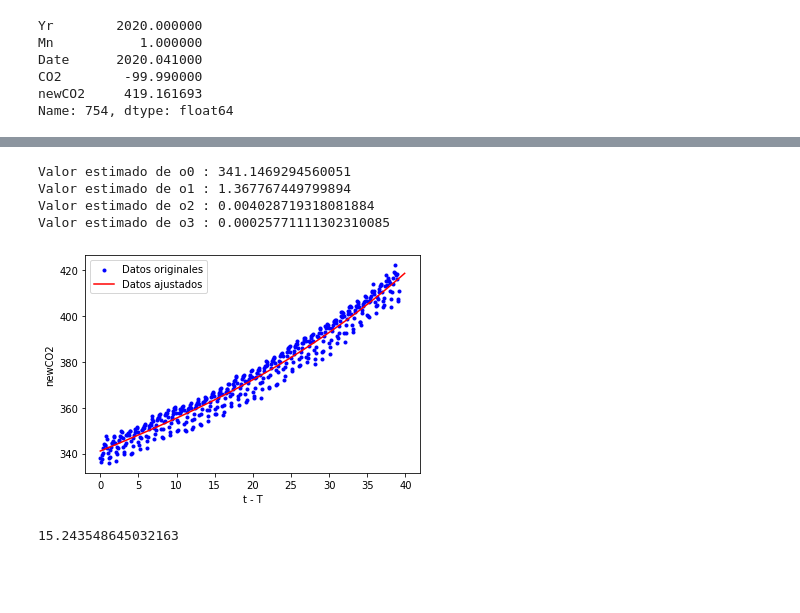
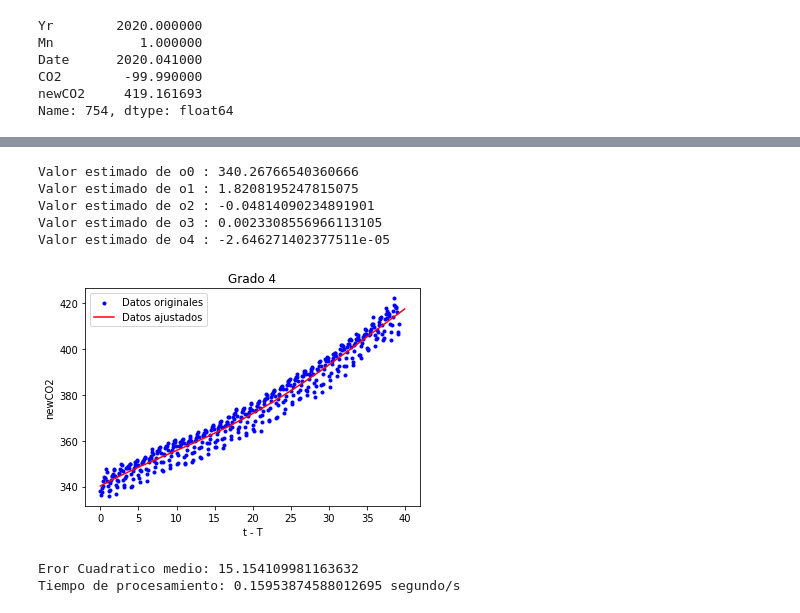
Before and after one commit to rlg23/Grupo2, a Jupyter notebook: TareaGrupo2_JC.ipynb, the cells around one changed output, grey strips where cells are left out. Saved outputs shown, nothing was run; the diff lists cells and outputs as text; code cells hidden in the pictures; blank space fills up the shorter version.

```diff
--- a/TareaGrupo2_JC.ipynb
+++ b/TareaGrupo2_JC.ipynb
@@ -379,46 +456,58 @@ Valor estimado de o2 : 0.01917092052833566
 # %%
-#Para n=3
-def function(x,o0,o1,o2,o3):
-   return o0+(x*o1)+(o2*x**2)+(o3*x**3)
+#Para n=4
+#Se toma la hora de iniciciacion del programa
+start=time.time()
 
+#se ingresa la funcion
+def function(x,o0,o1,o2,o3,o4):
+    return o0+(x*o1)+(o2*x**2)+(o3*x**3)+(o4*x**4)
+
+#Se reescriben los datos necesarios como un array
 x=data_f['t-T']
 x=np.array(x)
 y=data_f['newCO2']
 y=np.array(y)
 
-#x = data_f.Polinomial
-#y = data_f.newCO2
+#Optimizacion de la funcion y valors tetha
+popt,cov=scipy.optimize.curve_fit(function, x, y)
+o0,o1,o2,o3,o4= popt
 
-popt,cov=scipy.optimize.curve_fit(function, x, y)
-o0,o1,o2,o3= popt
+#Minimo
+x_new_value = np.arange(min(x), 40,0.08495)
+y_new_value = function(x_new_value, o0,o1,o2,o3,o4)
 
-x_new_value = np.arange(min(x), 40, 0.1)
-y_new_value = function(x_new_value, o0,o1,o2,o3)
-
+#Ploteo
 plt.scatter(x,y,color="blue",label='Datos originales',marker='.')
 plt.legend(loc='upper left')
 plt.plot(x_new_value,y_new_value,color="red",label='Datos ajustados')
 plt.legend(loc='upper left')
 plt.xlabel('t - T')
 plt.ylabel('newCO2')
 print("Valor estimado de o0 : "+ str(o0))
 print("Valor estimado de o1 : " + str(o1))
 print("Valor estimado de o2 : "+ str(o2))
 print("Valor estimado de o3 : " + str(o3))
+print("Valor estimado de o4 : " + str(o4))
+plt.title("Grado 4")
 plt.show()
 
 #Error Cuadratico medio
-f=o0+(x*o1)+(o2*x**2)+(o3*x**3)
+f=o0+(x*o1)+(o2*x**2)+(o3*x**3)+(o4*x**4)
 
-#Hay que corregir
 y=np.array(y)
 f=np.array(f)
 ECM=mean_squared_error(y,f)
-print(ECM)
+print('Eror Cuadratico medio: '+str(ECM))
+
+#Se toma la hora de finalizacion del programa
+stop=time.time()
+print('Tiempo de procesamiento: '+str(stop-start)+' segundo/s')
 # %% [output]
-Valor estimado de o0 : 341.1469294560051
-Valor estimado de o1 : 1.367767449799894
-Valor estimado de o2 : 0.004028719318081884
-Valor estimado de o3 : 0.00025771111302310085
+Valor estimado de o0 : 340.26766540360666
+Valor estimado de o1 : 1.8208195247815075
+Valor estimado de o2 : -0.04814090234891901
+Valor estimado de o3 : 0.0023308556966113105
+Valor estimado de o4 : -2.646271402377511e-05
-[figure, old version]
+[figure, new version]
-15.243548645032163
+Eror Cuadratico medio: 15.154109981163632
+Tiempo de procesamiento: 0.15953874588012695 segundo/s
```
Also changed, not shown: parts of 9 cells of this notebook.
